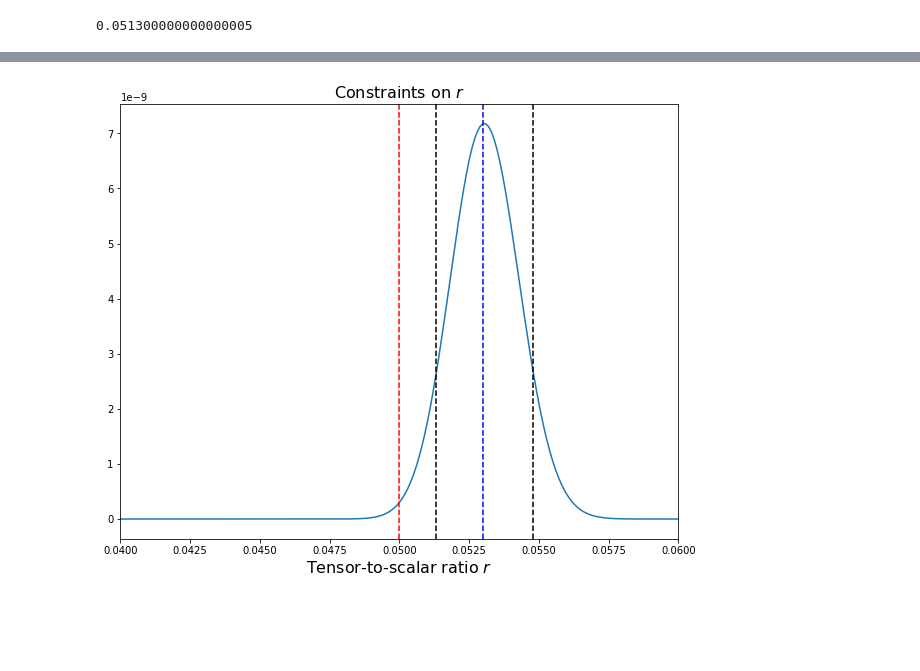
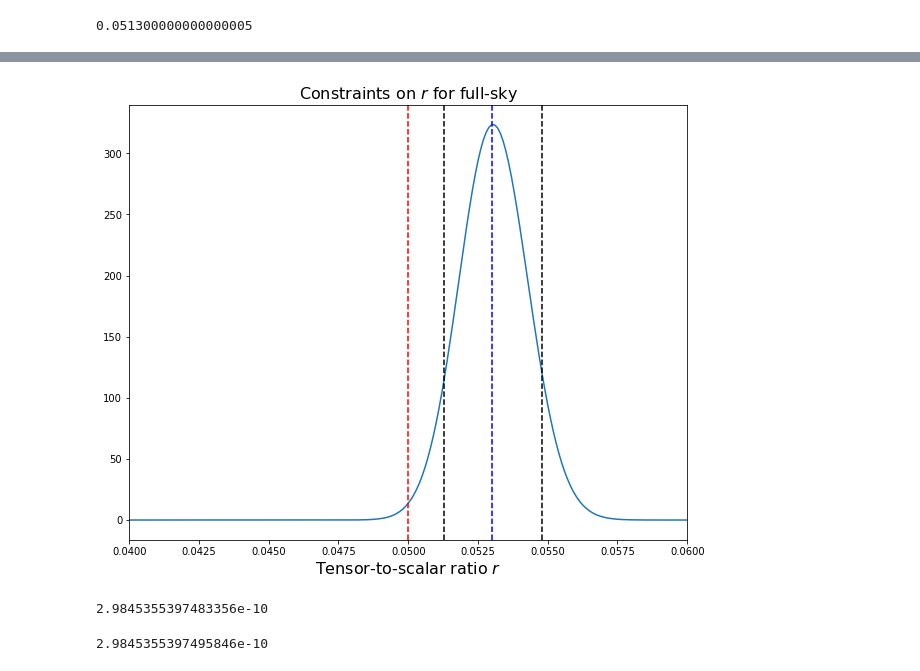
Before and after one commit to YJHelloWorld/Likelihood, a Jupyter notebook: methods.py.ipynb, the cells around one changed output, grey strips where cells are left out. Drawn from its saved outputs; the diff is of its cells as text; code cells hidden in the pictures; blank space fills up the shorter version.

```diff
--- a/methods.py.ipynb
+++ b/methods.py.ipynb
@@ -197,0 +148,22 @@ array([0.84016461, 0.88510838, 1.12898492, 1.06727341, 1.02693974])
+# %%
+# Initiating the logarithmic likelihood arrays
+logLike_ali = np.zeros(len(rlist))
+
+# loop over r values
+for i in range(len(rlist)):
+
+    r_i  =  rlist[i]
+    bb_tensor = bb_05[0:nmtlmax+1]*r_i/0.05
+
+    bb_camb = bb_tensor + lensingB[2][0:nmtlmax+1] ## tensor BB + lensing BB
+
+    cl_th_i = b.bin_cell(bb_camb[0:nmtlmax+1])  ## theoretical bandpower
+    cl_th_test = np.ones((lbin, Nf, Nf));  ## BB cross power spectra
+    for ell in range(lbin):
+        cl_th_test[ell] *= cl_th_i[ell]
+
+    # add Noise bias N_l to expectation values.
+    C_l_ali = cl_th_test + nl_mean_ali[2]
+
+    logL = evaluateL(C_l_ali, cl_hat_0_ali[2], cl_f_ali[2], M_inv_ali)
+    logLike_ali[i] = np.real(logL)
@@ -423,3 +391,5 @@ for l in range(lbin):
+# %%
+M_inv = utils.Minv(cov_mat_BB, lbin, nf_ind)
 # %% [markdown]
 ### Test for  Likelihood
 # %% [markdown]
@@ -477,5 +436,7 @@ plt.loglog(est.ell_n, nl_mean[2][:,1,1])
 # %% [output]
 [<matplotlib.lines.Line2D at 0x...>]
 [figure]
+# %%
+lensingB = utils.Gencl(r = 0, raw_cl = True)
 # %% [markdown]
 #### evaluate L
@@ -515,7 +460,7 @@ for i in range(len(rlist)):
     r_i  =  rlist[i]
     bb_tensor = bb_05[0:nmtlmax+1]*r_i/0.05
 
-    bb_camb = bb_tensor + total[:,2][0:nmtlmax+1] ## tensor BB + lensing BB
+    bb_camb = bb_tensor + lensingB[2][0:nmtlmax+1] ## tensor BB + lensing BB
 
     cl_th_i = b.bin_cell(bb_camb[0:nmtlmax+1])  ## theoretical bandpower
     cl_th_test = np.ones((lbin, Nf, Nf));  ## BB cross power spectra
@@ -554,23 +519,26 @@ rlist[513]
 # %%
 plt.figure(figsize = (10, 8))
-plt.plot(rlist, np.exp(logLike))
+plt.plot(rlist, np.exp(logLike)/(np.sum(np.exp(logLike))*0.0001))
 # plt.yscale('log')
 plt.axvline(0.05, c='r', ls='--')
 
 plt.axvline(rlist[513], c='k', ls='--')
 
 plt.axvline(rlist[548], c='k', ls='--')
 
 plt.axvline(rlist[530], c='b', ls='--')
 
-
 plt.xlim([0.04, 0.06])
 # plt.ylim([0, 0.07])
 # plt.yticks([])
 plt.xlabel(r'Tensor-to-scalar ratio $r$', size=16)
 # plt.ylabel(r'Probability', size=16)
-plt.title(r'Constraints on $r$', size=16)
+plt.title(r'Constraints on $r$ for full-sky', size=16)
 # plt.text(0.052, 1.0, 'r = 0.05', fontsize = 20)
 plt.show()
 # %% [output]
-[figure, old version]
+[figure, new version]
+# %%
+np.sum(np.exp(logLike))*0.0001
+# %% [output]
+2.9845355397483356e-10
@@ -576,0 +547,4 @@ plt.show()
+# %%
+np.sum(np.exp(logLike))*0.001
+# %% [output]
+2.9845355397495846e-10
```
Also changed, not shown: parts of 75 cells of this notebook.
